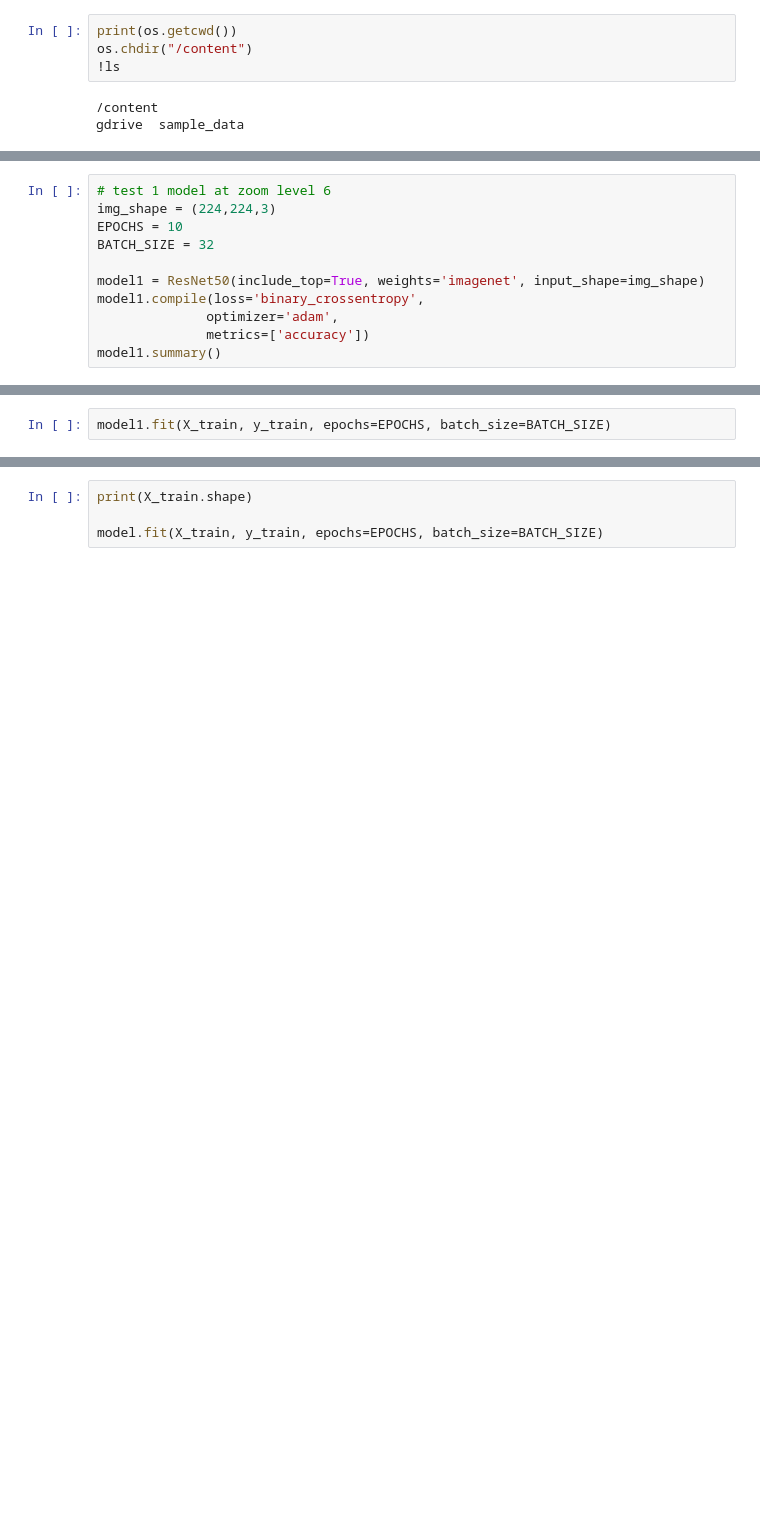
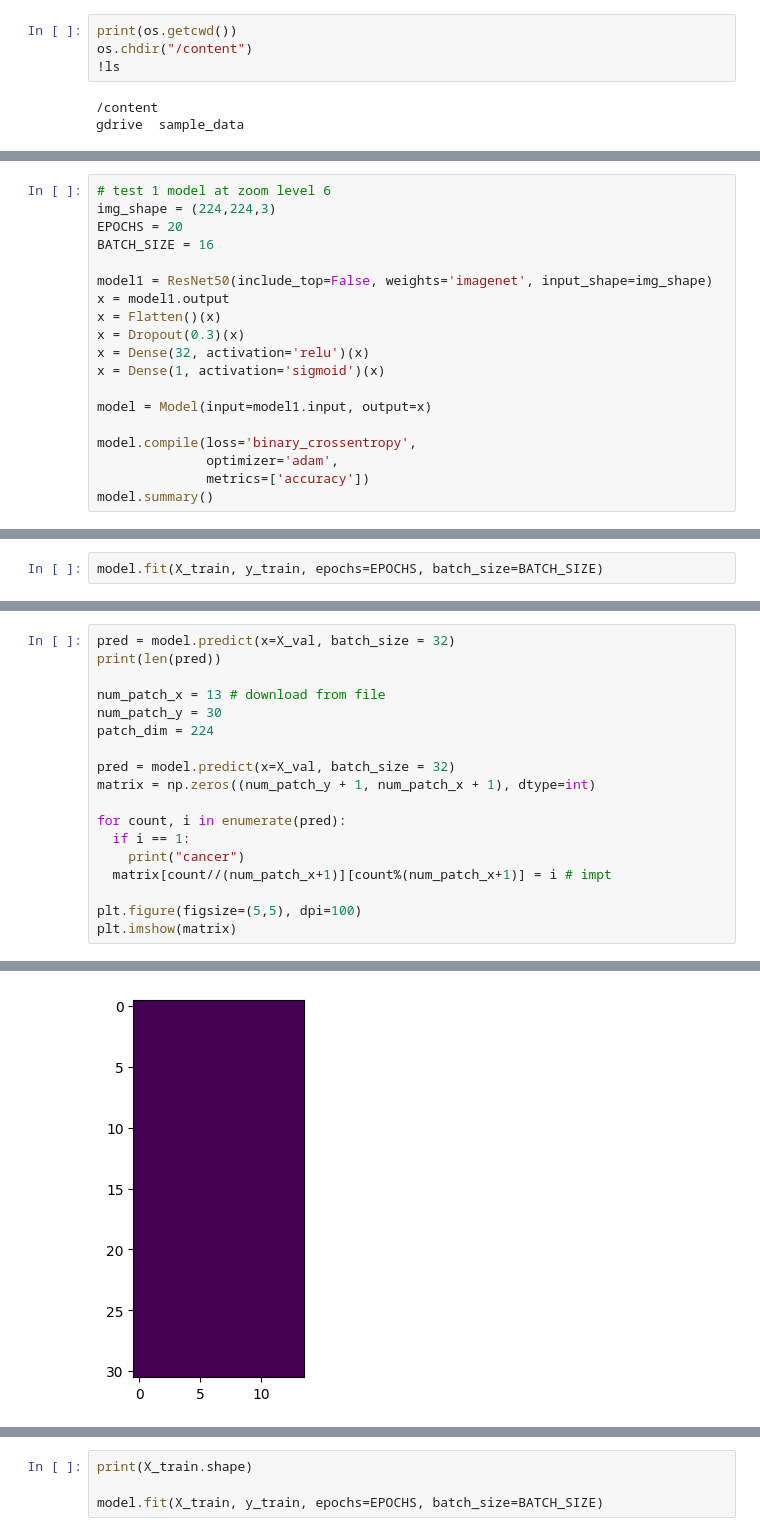
Before and after one commit to akoo-45/cancer-detection, a Jupyter notebook: models.ipynb, the cells around one changed output, grey strips where cells are left out. Saved outputs shown, nothing was run; the diff lists cells and outputs as text; blank space fills up the shorter version.

```diff
--- a/models.ipynb
+++ b/models.ipynb
@@ -78,11 +89,19 @@ y_train = np.array(y_train)
 # %%
 # test 1 model at zoom level 6
 img_shape = (224,224,3)
-EPOCHS = 10
-BATCH_SIZE = 32
+EPOCHS = 20
+BATCH_SIZE = 16
 
-model1 = ResNet50(include_top=True, weights='imagenet', input_shape=img_shape)
-model1.compile(loss='binary_crossentropy',
+model1 = ResNet50(include_top=False, weights='imagenet', input_shape=img_shape)
+x = model1.output
+x = Flatten()(x)
+x = Dropout(0.3)(x)
+x = Dense(32, activation='relu')(x)
+x = Dense(1, activation='sigmoid')(x)
+
+model = Model(input=model1.input, output=x)
+
+model.compile(loss='binary_crossentropy',
               optimizer='adam',
               metrics=['accuracy'])
-model1.summary()
+model.summary()
@@ -89,2 +126,2 @@ model1.summary()
 # %%
-model1.fit(X_train, y_train, epochs=EPOCHS, batch_size=BATCH_SIZE)
+model.fit(X_train, y_train, epochs=EPOCHS, batch_size=BATCH_SIZE)
@@ -90,0 +147,19 @@ model1.fit(X_train, y_train, epochs=EPOCHS, batch_size=BATCH_SIZE)
+# %%
+pred = model.predict(x=X_val, batch_size = 32)
+print(len(pred))
+
+num_patch_x = 13 # download from file
+num_patch_y = 30
+patch_dim = 224
+
+pred = model.predict(x=X_val, batch_size = 32)
+matrix = np.zeros((num_patch_y + 1, num_patch_x + 1), dtype=int)
+
+for count, i in enumerate(pred):
+  if i == 1:
+    print("cancer")
+  matrix[count//(num_patch_x+1)][count%(num_patch_x+1)] = i # impt
+
+plt.figure(figsize=(5,5), dpi=100)
+plt.imshow(matrix)
+# %% [output]
@@ -91,3 +168,4 @@ model1.fit(X_train, y_train, epochs=EPOCHS, batch_size=BATCH_SIZE)
+[figure, added]
 # %%
 img_shape = (224,224,3)
 EPOCHS = 10
```
Also changed, not shown: parts of 11 cells of this notebook.
